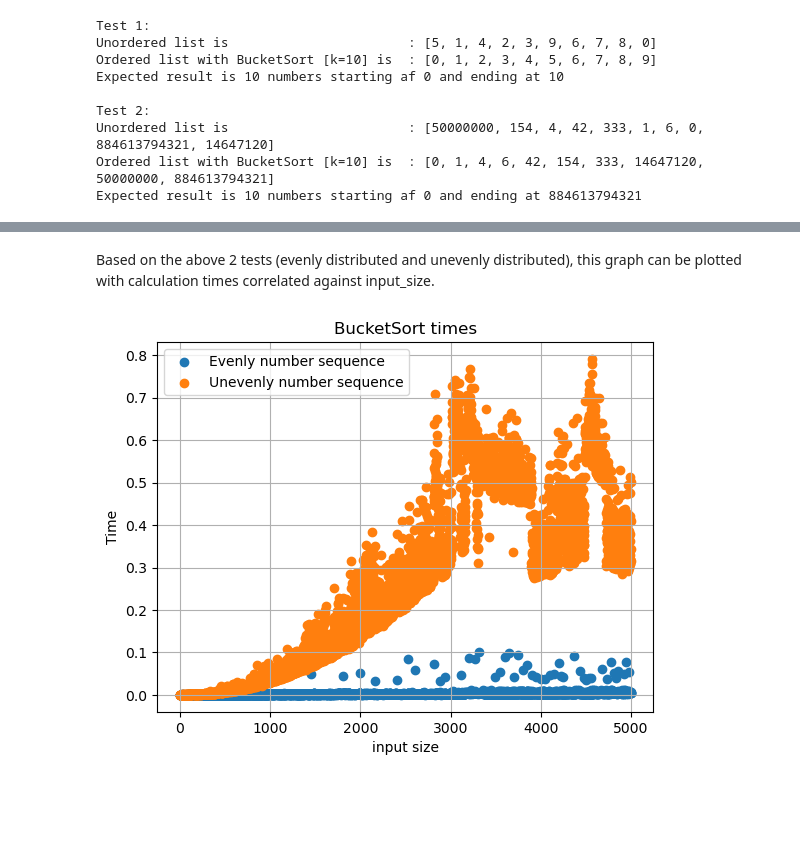
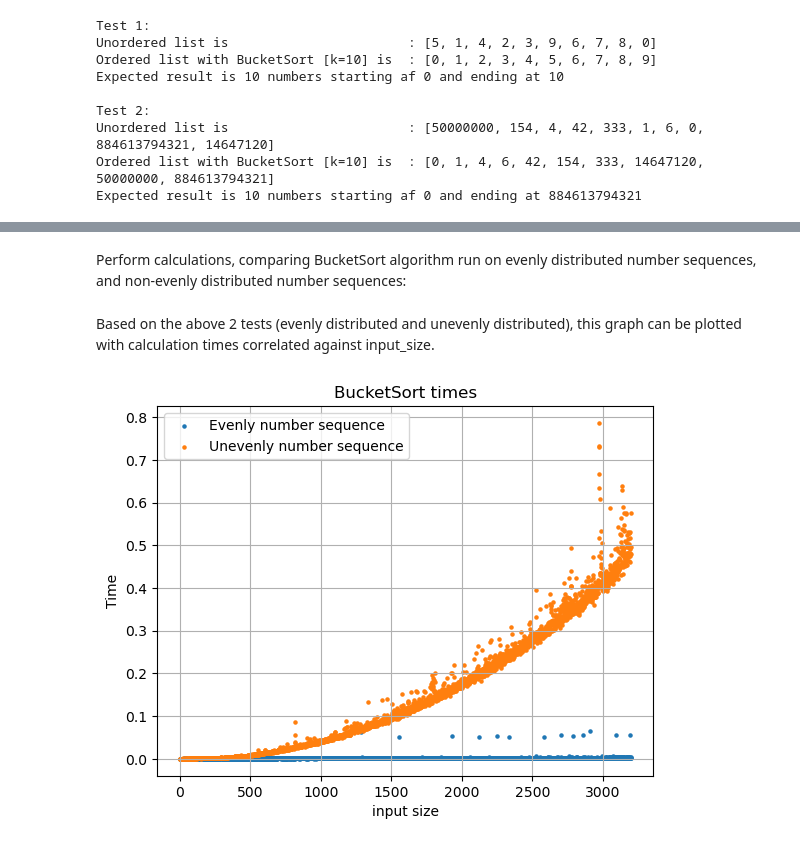
Before and after one commit to Dogmeat2000/ADS1-Python, a Jupyter notebook: ADS1 Main Jypyter Notebook/Assignment 1.ipynb, the cells around one changed output, grey strips where cells are left out. Saved outputs shown, nothing was run; the diff lists cells and outputs as text; code cells hidden in the pictures; blank space fills up the shorter version.

```diff
--- a/ADS1 Main Jypyter Notebook/Assignment 1.ipynb
+++ b/ADS1 Main Jypyter Notebook/Assignment 1.ipynb
@@ -129,22 +129,25 @@ This algorithm will generate a number of valid numbers between 0 and an input_si
 from numpy.random import random
 
 def generate_random_sequence(max_value, input_size):
+    """ Generates a sequence of random numbers.
+    max_value defines that maximum value any number can be
+    input_size defines how many numbers to generate in the given sequence. """
     valid_numbers = [0] * input_size
 
-    # Generate a sequence of valid numbers to choose from. if input_size is less than max_value, then just fill with evenly distributed values. Otherwise, fill with unevenly distributed values.
-    if max_value <= input_size:
-        for i in range(0, max_value):
-            valid_numbers[i] = i
-    else:
+    # Generate a sequence of valid numbers to choose from.
+    if max_value <= input_size:             # If input_size is less than max_value, then just fill with evenly distributed values.
+        for a in range(0, max_value):
+            valid_numbers[a] = a
+    else:                                   # Otherwise, fill with unevenly distributed values, in a ratio of about 10% outside input_size value range AND with atleast 1 value larger than the input_size.
         min_1_very_uneven_value_set = False
-        for i in range(0, input_size):
-            # Ensure that at least 1 generated number, and about 10% in the sequence is outside the evenly-distributed number sequence.
+        for b in range(0, input_size):
+            # Ensure that at least 1 generated number, and about 10% in the sequence is outside the evenly-distributed number sequence, but still below the defined max_value.
             if 100*random() >= 90 or (i > input_size * 0.75 and not min_1_very_uneven_value_set):
-                valid_numbers[i] = input_size + floor(max_value*random())
+                valid_numbers[b] = input_size + floor(max_value*random())
                 min_1_very_uneven_value_set = True
             else:
-                # for 90% of the values, just fill with numbers that are below input_size (so these are evenly distributed).
-                valid_numbers[i] = i
+                # For 90% of the values, just fill with numbers that are below input_size (so these are evenly distributed).
+                valid_numbers[b] = b
 
     # Fill an array with 'input_size' amount of numbers taken from the valid_numbers array.
     number_array = []
@@ -156,18 +159,20 @@ def generate_random_sequence(max_value, input_size):
     return number_array
 
 #print ("Generated sequence is:\n", generate_random_sequence(100, 100)) # DEBUG
+# %% [markdown]
+Perform calculations, comparing BucketSort algorithm run on evenly distributed number sequences, and non-evenly distributed number sequences:
 # %%
 from time import time
 
 # Shared settings:
-max_input_size = 5000
+max_input_size = 3200
 
 # Test 1,
 # Fill a hashmap with time measured when BucketSorting a sequence of numbers between input_size = 1 to input_size = max_input_size.
 # In test 1, the maximum value in each number sequence CANNOT be larger than the size of each number sequence!
 evenly_distributed_hashmap = dict()                         # hashmap containing (key=input_size, value=time_spent_doing_bucket_sort)
 
-for i in range(max_input_size):
+for i in range(1, max_input_size):
     numbers = generate_random_sequence(i,i)                 # Generate sequence of numbers for this input_size
     start_time = time()                                     # Begin measuring time
     sortedNumbers = bucket_sort(numbers, i)                 # BucketSort the numbers
@@ -181,9 +186,8 @@ for i in range(max_input_size):
 # In test 2, the maximum value in each number sequence CAN be larger than the size of each number sequence!
 un_evenly_distributed_hashmap = dict()                         # hashmap containing (key=input_size, value=time_spent_doing_bucket_sort)
 
-for i in range(max_input_size):
+for i in range(1, max_input_size):
     numbers = generate_random_sequence(10000000,i)              # Generate sequence of numbers for this input_size, with upper bound of possible values being 10.000.000.
-    # print ("Sequence generated is\n: ", numbers)              # DEBUG
     start_time = time()                                         # Begin measuring time
     sortedNumbers = bucket_sort(numbers, i)                     # BucketSort the numbers
     end_time = time()                                           # Stop measuring time
@@ -194,26 +198,26 @@ Based on the above 2 tests (evenly distributed and unevenly distributed), this g
 # %%
 import matplotlib.pyplot as plt
 
 # Display times on a graph
 
 # Define the x and y-axis:
-x1_axis = evenly_distributed_hashmap.keys()
-y1_axis = evenly_distributed_hashmap.values()
+x1_axis = evenly_distributed_hashmap.keys()         # Retrieves all keys from the hashmap
+y1_axis = evenly_distributed_hashmap.values()       # Retrieves all values (corresponding to keys) from the hashmap.
 
-x2_axis = un_evenly_distributed_hashmap.keys()
-y2_axis = un_evenly_distributed_hashmap.values()
+x2_axis = un_evenly_distributed_hashmap.keys()      # Retrieves all keys from the hashmap
+y2_axis = un_evenly_distributed_hashmap.values()    # Retrieves all values (corresponding to keys) from the hashmap.
 
-# Set up
-plt.scatter(x1_axis, y1_axis, label = "Evenly number sequence")
-plt.scatter(x2_axis, y2_axis, label = "Unevenly number sequence")
+# Set up graph plot
+plt.scatter(x1_axis, y1_axis, label = "Evenly number sequence", s=5)    # s=5 controls the size of the dots drawn on the graph
+plt.scatter(x2_axis, y2_axis, label = "Unevenly number sequence", s=5)  # s=5 controls the size of the dots drawn on the graph
 plt.title("BucketSort times")
 plt.xlabel("input size")
 plt.ylabel("Time")
 
 plt.legend()
 plt.grid(True)
 plt.show()
 # %% [output]
-[figure, old version]
+[figure, new version]
 # %% [markdown]
 # __Task 3__
```
Also changed, not shown: parts of 4 cells of this notebook.
